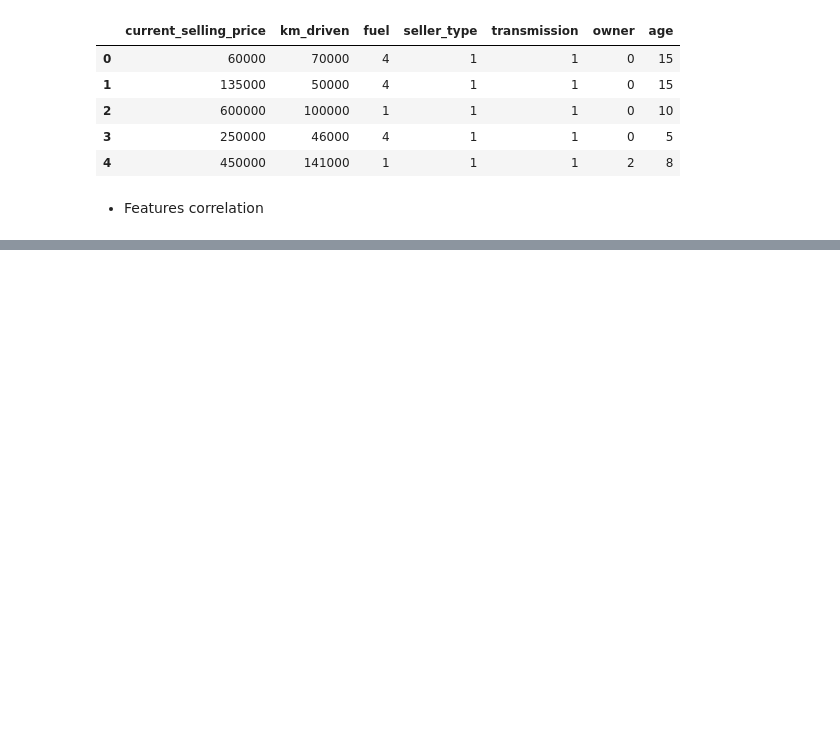
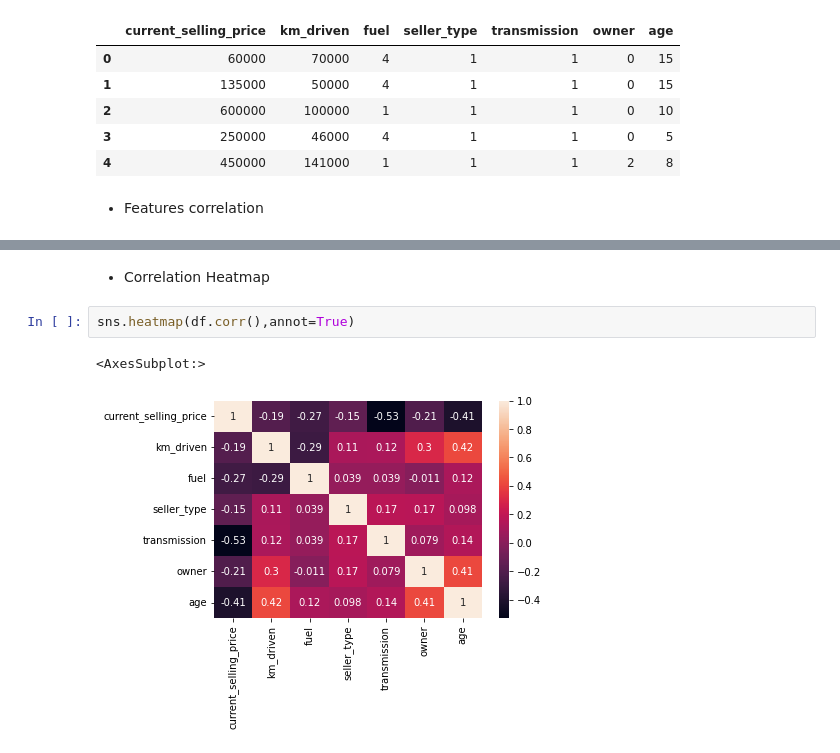
Before and after one commit to Naveen-Karanamu/Used-Cars-Price-Prediction, a Jupyter notebook: main.ipynb, the cells around one changed output, grey strips where cells are left out. Cells and saved outputs as stored; diff of their text form; blank space fills up the shorter version.

Commit message:
Plotted: Correlation Heatmap

```diff
--- a/main.ipynb
+++ b/main.ipynb
@@ -289,3 +289,10 @@ df.corr()
 | transmission | -0.530205 | 0.120226 | 0.039249 | 0.174925 | 1.000000 | 0.078893 | 0.143800 |
 | owner | -0.207840 | 0.297115 | -0.010910 | 0.165681 | 0.078893 | 1.000000 | 0.414705 |
 | age | -0.413922 | 0.419688 | 0.120002 | 0.098352 | 0.143800 | 0.414705 | 1.000000 |
+# %% [markdown]
+* Correlation Heatmap
+# %%
+sns.heatmap(df.corr(),annot=True)
+# %% [output]
+<AxesSubplot:>
+[figure, added]
```
